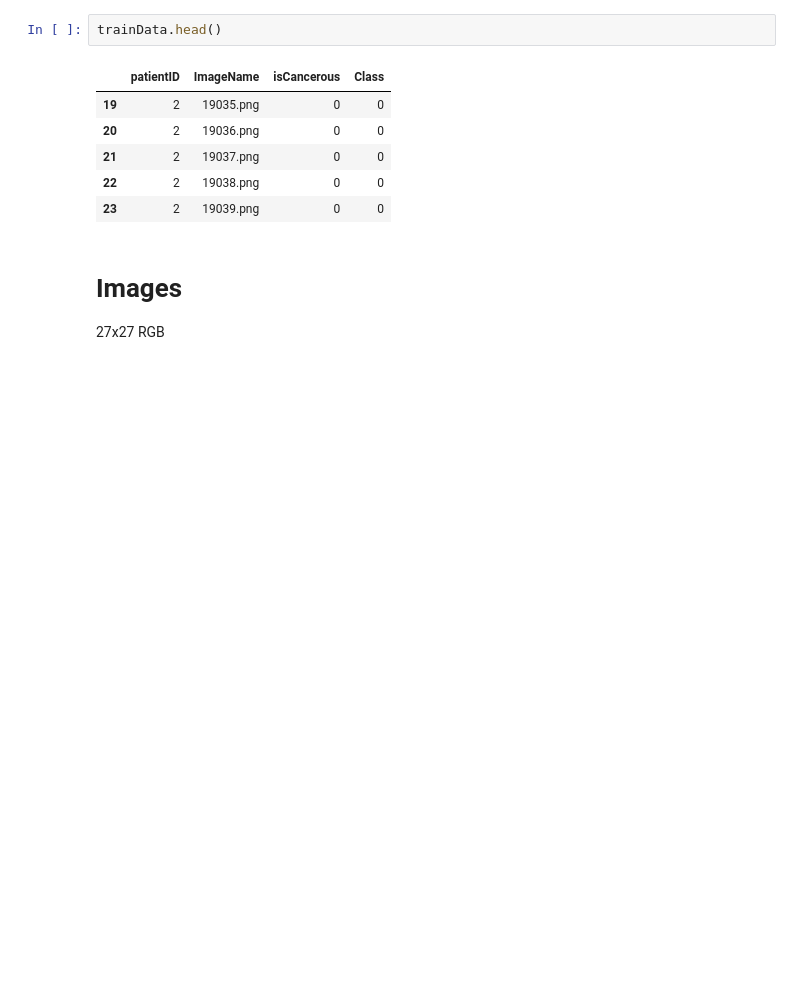
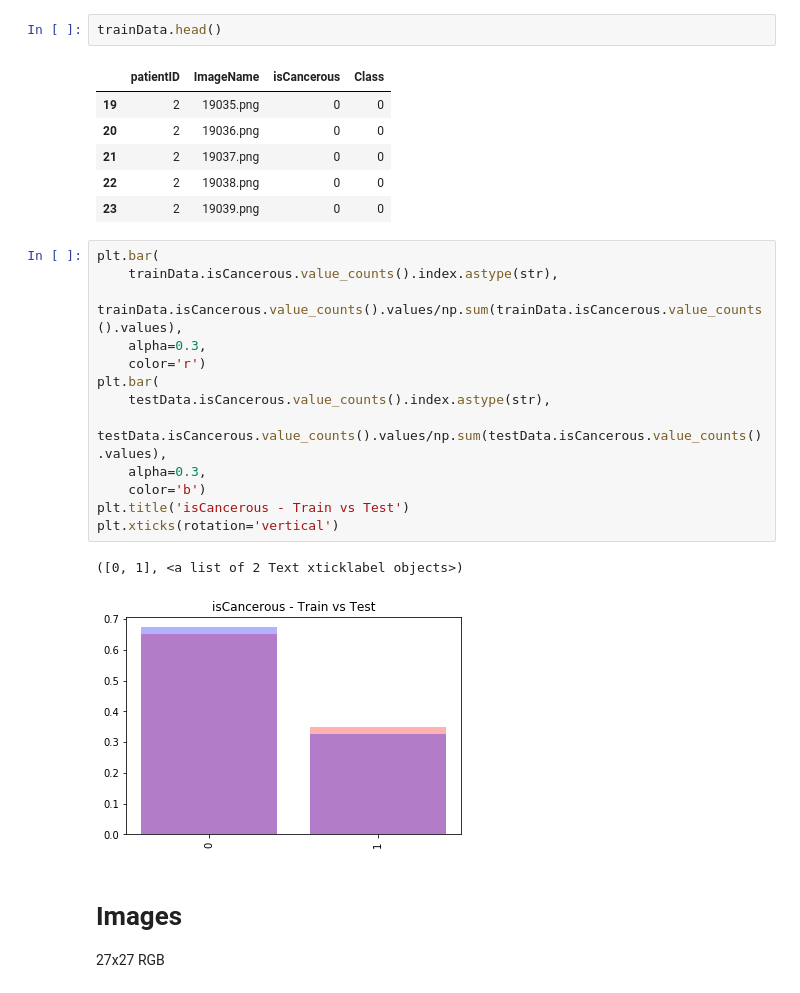
Before and after one commit to simonb65/COSC2673-A2, a Jupyter notebook: Ass2-Dev.ipynb, the cells around one changed output. Drawn from its saved outputs; the diff is of its cells as text; blank space fills up the shorter version.

```diff
--- a/Ass2-Dev.ipynb
+++ b/Ass2-Dev.ipynb
@@ -195,6 +195,22 @@ trainData.head()
 | 21 | 2 | 19037.png | 0 | 0 |
 | 22 | 2 | 19038.png | 0 | 0 |
 | 23 | 2 | 19039.png | 0 | 0 |
+# %%
+plt.bar(
+    trainData.isCancerous.value_counts().index.astype(str),
+    trainData.isCancerous.value_counts().values/np.sum(trainData.isCancerous.value_counts().values),
+    alpha=0.3,
+    color='r')
+plt.bar(
+    testData.isCancerous.value_counts().index.astype(str),
+    testData.isCancerous.value_counts().values/np.sum(testData.isCancerous.value_counts().values),
+    alpha=0.3,
+    color='b')
+plt.title('isCancerous - Train vs Test')
+plt.xticks(rotation='vertical')
+# %% [output]
+([0, 1], <a list of 2 Text xticklabel objects>)
+[figure, added]
 # %% [markdown]
 # Images
 27x27 RGB
```
Also changed, not shown: parts of 12 cells of this notebook.
